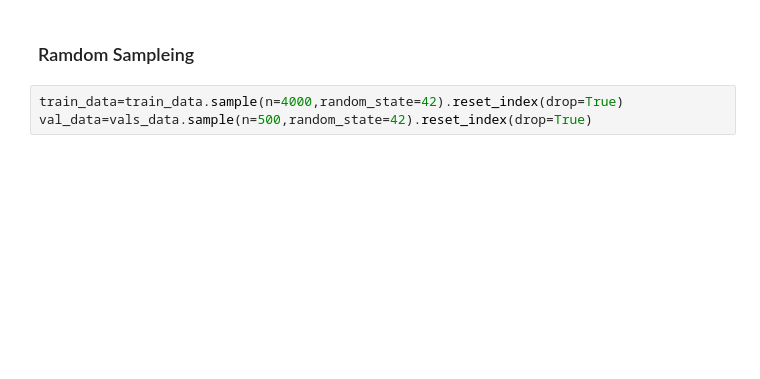
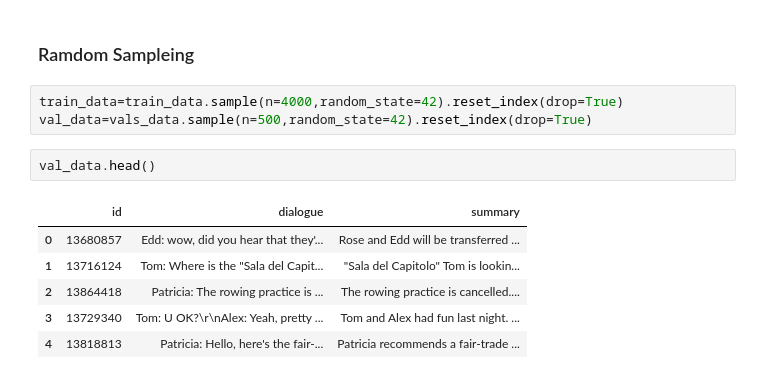
Before and after one commit to Ishu335/Text-Summarizer-AI, a Jupyter notebook: text summrizer.ipynb, the cells around one changed output. Cells and saved outputs as stored; diff of their text form; blank space fills up the shorter version.

```diff
--- a/text summrizer.ipynb
+++ b/text summrizer.ipynb
@@ -91,4 +91,13 @@ train_data.sample(10)
 # %%
 train_data=train_data.sample(n=4000,random_state=42).reset_index(drop=True)
 val_data=vals_data.sample(n=500,random_state=42).reset_index(drop=True)
+# %%
+val_data.head()
+# %% [output]
+|  | id | dialogue | summary |
+| 0 | 13680857 | Edd: wow, did you hear that they'... | Rose and Edd will be transferred ... |
+| 1 | 13716124 | Tom: Where is the "Sala del Capit... | "Sala del Capitolo" Tom is lookin... |
+| 2 | 13864418 | Patricia: The rowing practice is ... | The rowing practice is cancelled.... |
+| 3 | 13729340 | Tom: U OK?\r\nAlex: Yeah, pretty ... | Tom and Alex had fun last night. ... |
+| 4 | 13818813 | Patricia: Hello, here's the fair-... | Patricia recommends a fair-trade ... |
 # %%
```
Also changed, not shown: parts of 8 cells of this notebook.
